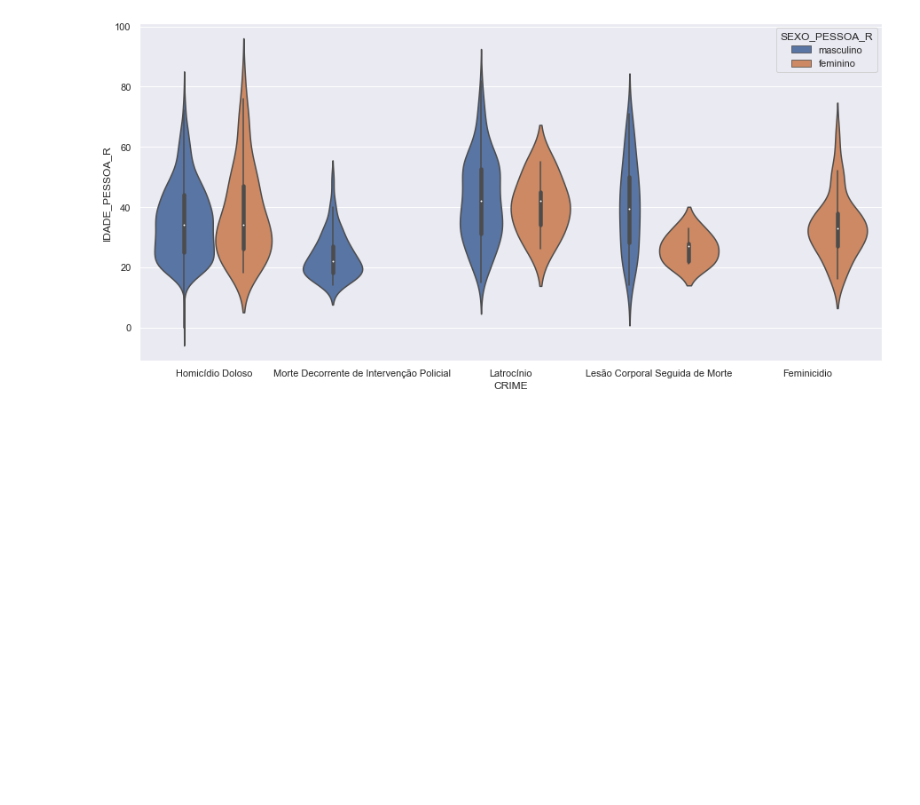
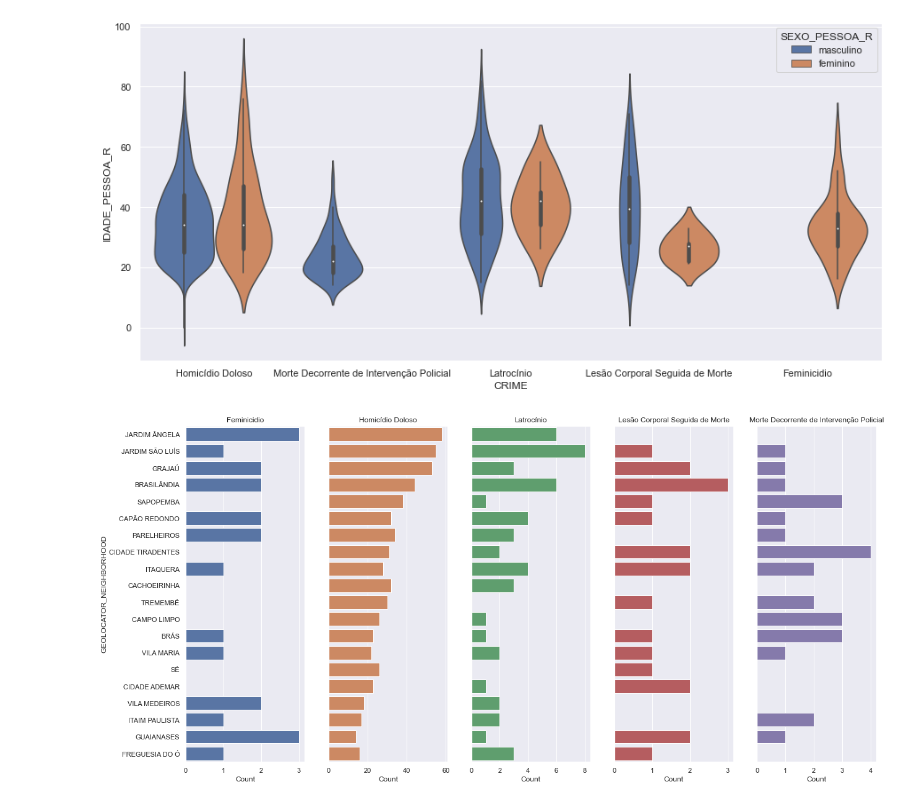
Before and after one commit to LucaNoto/PF_CoderHouse, a Jupyter notebook: Crimes_AnaliseBivariadaLucaNoto.ipynb, the cells around one changed output. Drawn from its saved outputs; the diff is of its cells as text; code cells hidden in the pictures; blank space fills up the shorter version.

```diff
--- a/Crimes_AnaliseBivariadaLucaNoto.ipynb
+++ b/Crimes_AnaliseBivariadaLucaNoto.ipynb
@@ -265,3 +265,26 @@ sns.violinplot(data=dfClean, x="CRIME", y="IDADE_PESSOA_R", hue="SEXO_PESSOA_R")
 # %% [output]
 <AxesSubplot:xlabel='CRIME', ylabel='IDADE_PESSOA_R'>
 [figure]
+# %%
+variable='GEOLOCATOR_NEIGHBORHOOD'
+
+dfClean2 = dfClean[dfClean[variable]!='-']
+top20 = list(dfClean2[variable].value_counts().head(20).keys())
+
+
+dfClean2 = dfClean2[dfClean2['GEOLOCATOR_NEIGHBORHOOD'].isin(top20)]
+crimes = ['Feminicidio','Homicídio Doloso','Latrocínio','Lesão Corporal Seguida de Morte','Morte Decorrente de Intervenção Policial']
+
+df1 = dfClean2.groupby(['CRIME','GEOLOCATOR_NEIGHBORHOOD']).size().reset_index().rename(columns={0:'Count'})
+df1.GEOLOCATOR_NEIGHBORHOOD = df1.GEOLOCATOR_NEIGHBORHOOD.astype("category")
+df1.GEOLOCATOR_NEIGHBORHOOD = df1.GEOLOCATOR_NEIGHBORHOOD.cat.set_categories(top20)
+
+fig, axes = plt.subplots(1,len(crimes),figsize=(len(crimes)*4,10), sharey=True)
+
+for i,c in enumerate(crimes):
+    sns.barplot(data=df1[df1['CRIME']==c], x="Count", y=variable,ax=axes[i],color=sns.color_palette()[i])
+    axes[i].set_title(c)
+    if i!=0:
+        axes[i].set_ylabel("")
+# %% [output]
+[figure, added]
```
Also changed, not shown: parts of 1 cell of this notebook, 1 other file.
